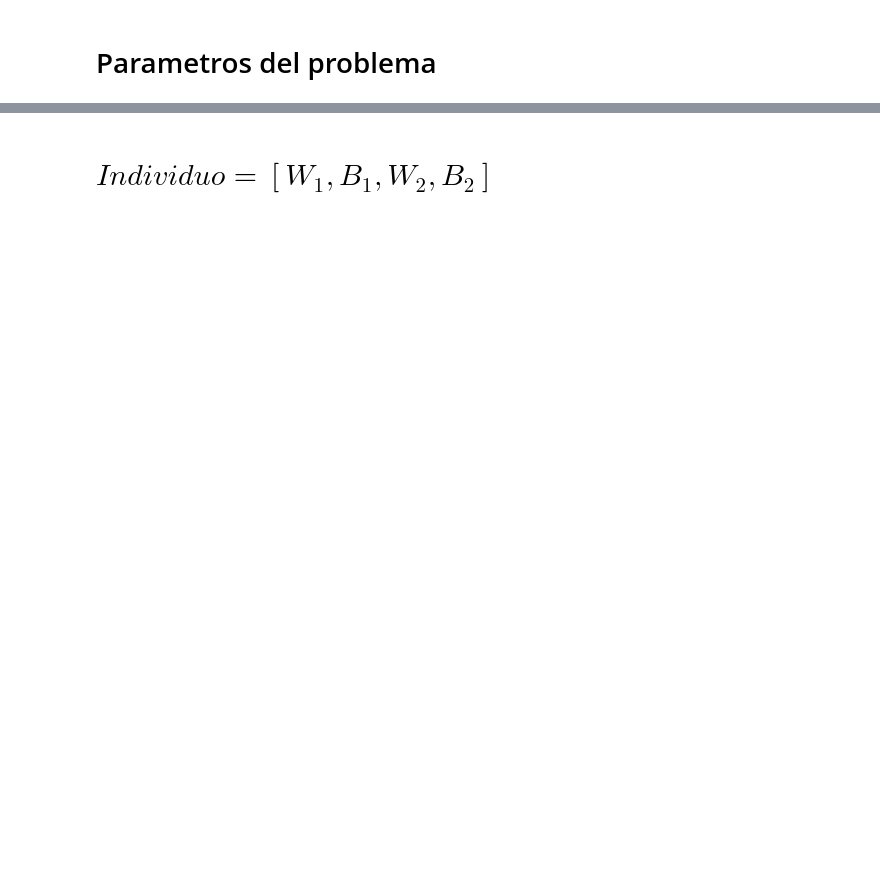
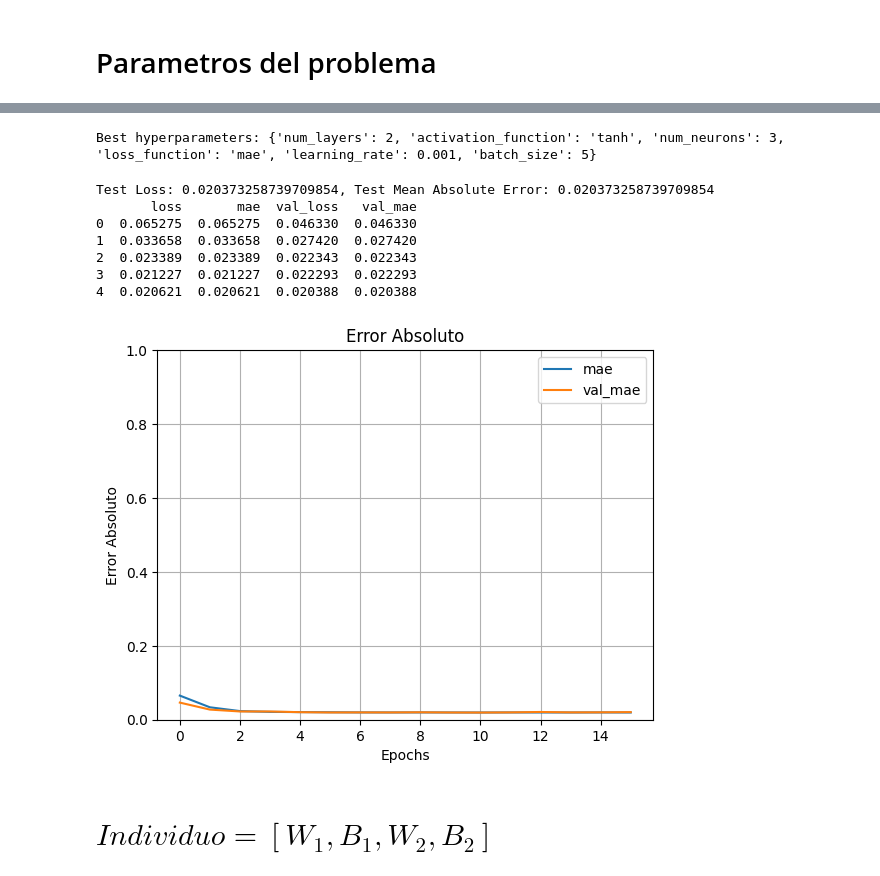
Before and after one commit to Bernal1229/proyectofinalIA, a Jupyter notebook: Proyecto IA.ipynb, the cells around one changed output, grey strips where cells are left out. Saved outputs shown, nothing was run; the diff lists cells and outputs as text; code cells hidden in the pictures; blank space fills up the shorter version.

Commit message:
Debug del código
Se obtiene gráfica de error

```diff
--- a/Proyecto IA.ipynb
+++ b/Proyecto IA.ipynb
@@ -33,6 +33,6 @@ plt.show()
 # %%
-trainset = dataset.sample(frac=0.8, random_state=0)
-test_set = dataset.drop(trainset.index)
+train_set = dataset.sample(frac=0.8, random_state=0)
+test_set = dataset.drop(train_set.index)
 
 # BURN, ESTOS SE USAN PARA ENTRENAR LA RED CON DESCENSO DE GRADIENTE, Y
 # EN LA PRUEBA DE HIPER PARAMETROS. NO SE USAN PARA EL ALGORITMO EVOLUTIVO
@@ -67,7 +82,7 @@ class HyperParamTuner(kt.HyperModel):
         # normaliza las entradas de la red
         norm_layer = tf.keras.layers.Normalization(axis=-1)
         # Se entrena con los datos de entrenamiento
-        norm_layer.adapt(np.array(trainset_X))
+        norm_layer.adapt(np.array(X_train))
 
         # se inicializa un modelo secuencial, y se le adiciona la capa
         # de normalización como la primera capa de la red
@@ -100,11 +115,11 @@ class HyperParamTuner(kt.HyperModel):
             metrics=['mae'])
         return model
 
-    def fit(self, hp, model, trainset_X,
-            trainset_Y,
+    def fit(self, hp, model, X_train,
+            Y_train,
             epochs=200,
             # validation_split=test_percentage,
-            validation_data=(valset_X, valset_Y),
+            validation_data=(X_test, Y_test),
             # termina el entrenamiento si no hay mejora en la función de pérdida
             callbacks=[tf.keras.callbacks.EarlyStopping(
                 monitor='val_mae', patience=5)],
@@ -113,12 +128,12 @@ class HyperParamTuner(kt.HyperModel):
         # Se coloca el batchsize como hiperparametro
         batch = hp.Int('batch_size', min_value=5, max_value=150, step=15)
         return model.fit(
-            trainset_X,
-            trainset_Y,
+            X_train,
+            Y_train,
             epochs=1000,
             batch_size=batch,
             # validation_split=test_percentage,
-            validation_data=(valset_X, valset_Y),
+            validation_data=(X_test, Y_test),
             callbacks=[tf.keras.callbacks.EarlyStopping(
                 monitor='val_mae', patience=5)],
             verbose=False)
@@ -155,27 +183,40 @@ tuner.search(trainset_X,
 # %%
 best_hps=tuner.get_best_hyperparameters(num_trials=1)[0] # Se obtienen los mejores hiperparámetros``
 print("Best hyperparameters:", best_hps.values)
+# %% [output]
+Best hyperparameters: {'num_layers': 2, 'activation_function': 'tanh', 'num_neurons': 3, 'loss_function': 'mae', 'learning_rate': 0.001, 'batch_size': 5}
 # %%
-history = model.fit(trainset_X,
-                    trainset_Y,
+model = tuner.hypermodel.build(best_hps) #Se compila el mejor modelo
+
+history = model.fit(X_train,
+                    Y_train,
                     epochs=1000,
                     batch_size=best_hps.get('batch_size'),
                     validation_split=0.2,  # Use validation data
                     callbacks=[stop_early],
                     verbose=False)
 
 
-test_loss, test_mae = model.evaluate(testset_X, testset_Y, verbose=0)
+test_loss, test_mae = model.evaluate(X_train, Y_train, verbose=0)
 print(f'Test Loss: {test_loss}, Test Mean Absolute Error: {test_mae}')
 loss_df = pd.DataFrame(history.history)
 print(loss_df.head())
 # Plot the loss and validation loss
 loss_df.loc[:, ['mae', 'val_mae']].plot()
 plt.ylim(0, 1)
 plt.title('Error Absoluto')
 plt.xlabel('Epochs')
 plt.ylabel('Error Absoluto')
 plt.grid()
+# %% [output]
+Test Loss: 0.020373258739709854, Test Mean Absolute Error: 0.020373258739709854
+       loss       mae  val_loss   val_mae
+0  0.065275  0.065275  0.046330  0.046330
+1  0.033658  0.033658  0.027420  0.027420
+2  0.023389  0.023389  0.022343  0.022343
+3  0.021227  0.021227  0.022293  0.022293
+4  0.020621  0.020621  0.020388  0.020388
+[figure, added]
 # %% [markdown]
 # $Individuo = [W_1, B_1, W_2, B_2]$
 # %%
```
Also changed, not shown: parts of 5 cells of this notebook, 52 other files.
